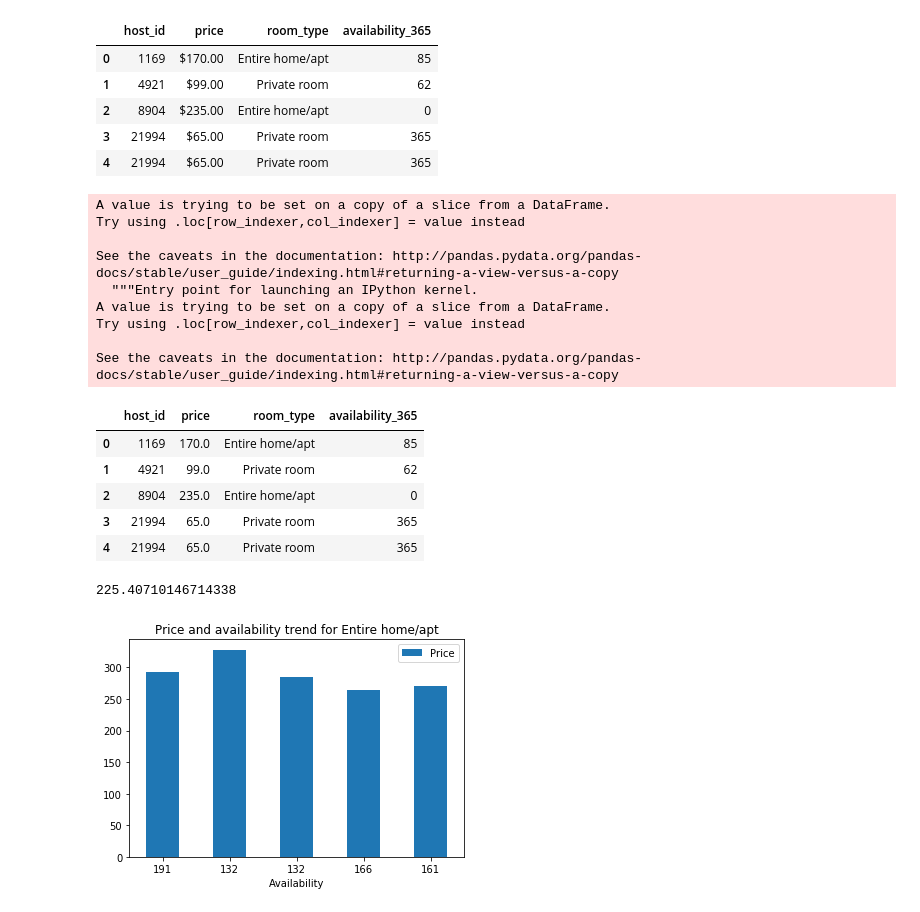
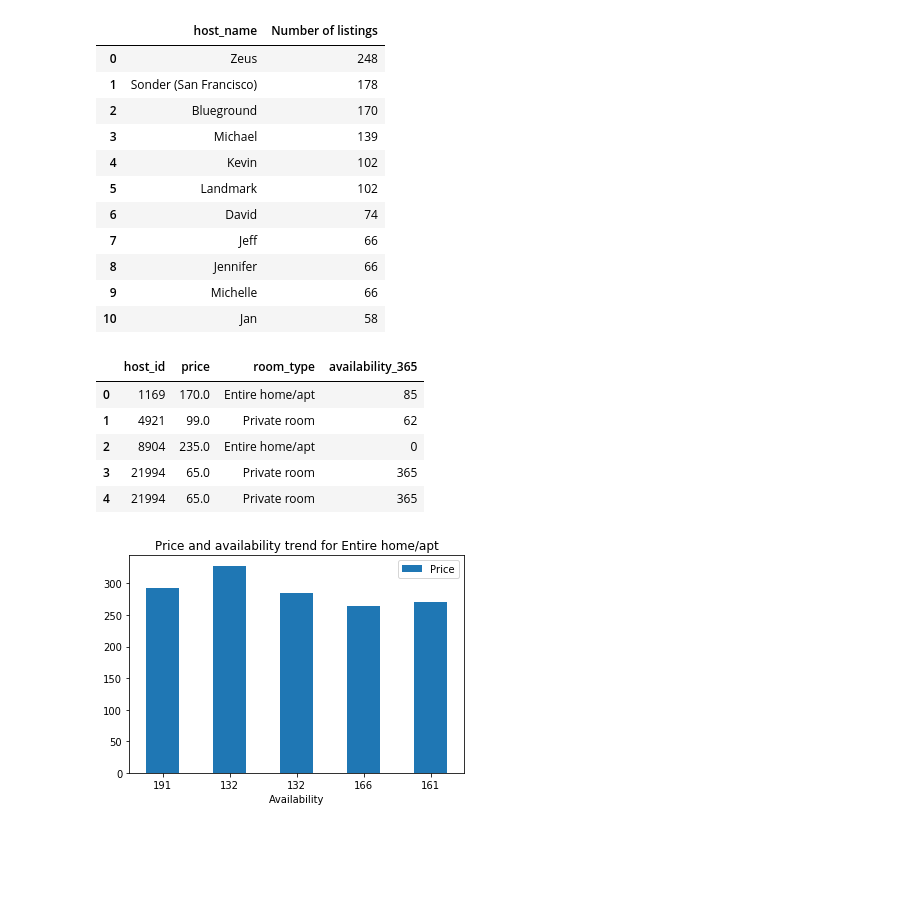
Before and after one commit to ramneekc/Airbnb_Project, a Jupyter notebook: Airbnb.ipynb, the cells around one changed output. Saved outputs shown, nothing was run; the diff lists cells and outputs as text; code cells hidden in the pictures; blank space fills up the shorter version.

```diff
--- a/Airbnb.ipynb
+++ b/Airbnb.ipynb
@@ -68,17 +57,26 @@ listings1.fillna(value=values).head()
 | 2 | 5858 | 8904 | https://www.airbnb.com/users/show... | Philip And Tania | 2009-03-02 | San Francisco, California, United... | f | ... |
 | 3 | 7918 | 21994 | https://www.airbnb.com/users/show... | Aaron | 2009-06-17 | San Francisco, California, United... | t | ... |
 | 4 | 8142 | 21994 | https://www.airbnb.com/users/show... | Aaron | 2009-06-17 | San Francisco, California, United... | t | ... |
+# %%
+top_10_host = listings1.groupby(by="host_name").count()[["id"]].sort_values(by="id",ascending=False).rename(columns={"id":"Number of listings"}).reset_index()
+top_10_host.head(11)
+# %% [output]
+|  | host_name | Number of listings |
+| 0 | Zeus | 248 |
+| 1 | Sonder (San Francisco) | 178 |
+| 2 | Blueground | 170 |
+| 3 | Michael | 139 |
+| 4 | Kevin | 102 |
+| 5 | Landmark | 102 |
+| 6 | David | 74 |
+| 7 | Jeff | 66 |
+| 8 | Jennifer | 66 |
+| 9 | Michelle | 66 |
+| 10 | Jan | 58 |
 # %%
 listings2 = listings1[['host_id','price','room_type','availability_365']]
-listings2.head()
-# %% [output]
-|  | host_id | price | room_type | availability_365 |
-| 0 | 1169 | $170.00 | Entire home/apt | 85 |
-| 1 | 4921 | $99.00 | Private room | 62 |
-| 2 | 8904 | $235.00 | Entire home/apt | 0 |
-| 3 | 21994 | $65.00 | Private room | 365 |
-| 4 | 21994 | $65.00 | Private room | 365 |
 # %%
+pd.set_option('mode.chained_assignment', None)
 listings2['price'] = listings2['price'].map(lambda x: x.lstrip('')[1:])
 def convert_to_int(price):
     try:
@@ -90,25 +88,12 @@ listings2["price"] = listings2["price"].apply(convert_to_int)
 
 listings2.head()
 # %% [output]
-A value is trying to be set on a copy of a slice from a DataFrame.
-Try using .loc[row_indexer,col_indexer] = value instead
-
-See the caveats in the documentation: http://pandas.pydata.org/pandas-docs/stable/user_guide/indexing.html#returning-a-view-versus-a-copy
-  """Entry point for launching an IPython kernel.
-A value is trying to be set on a copy of a slice from a DataFrame.
-Try using .loc[row_indexer,col_indexer] = value instead
-
-See the caveats in the documentation: http://pandas.pydata.org/pandas-docs/stable/user_guide/indexing.html#returning-a-view-versus-a-copy
 |  | host_id | price | room_type | availability_365 |
 | 0 | 1169 | 170.0 | Entire home/apt | 85 |
 | 1 | 4921 | 99.0 | Private room | 62 |
 | 2 | 8904 | 235.0 | Entire home/apt | 0 |
 | 3 | 21994 | 65.0 | Private room | 365 |
 | 4 | 21994 | 65.0 | Private room | 365 |
-# %%
-listings2.price.mean()
-# %% [output]
-225.40710146714338
 # %%
 #Data for 2019
 price_mean_19 = listings2.loc[listings2['room_type']=='Entire home/apt']['price'].mean()
```
Also changed, not shown: parts of 6 cells of this notebook.
